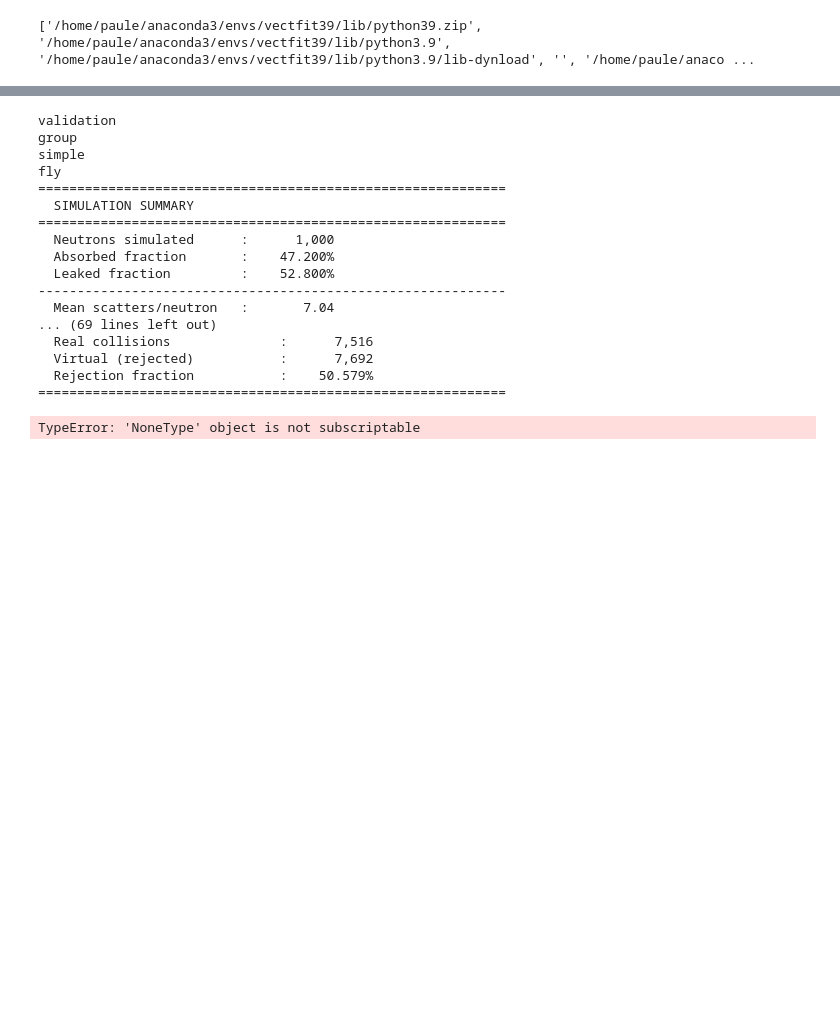
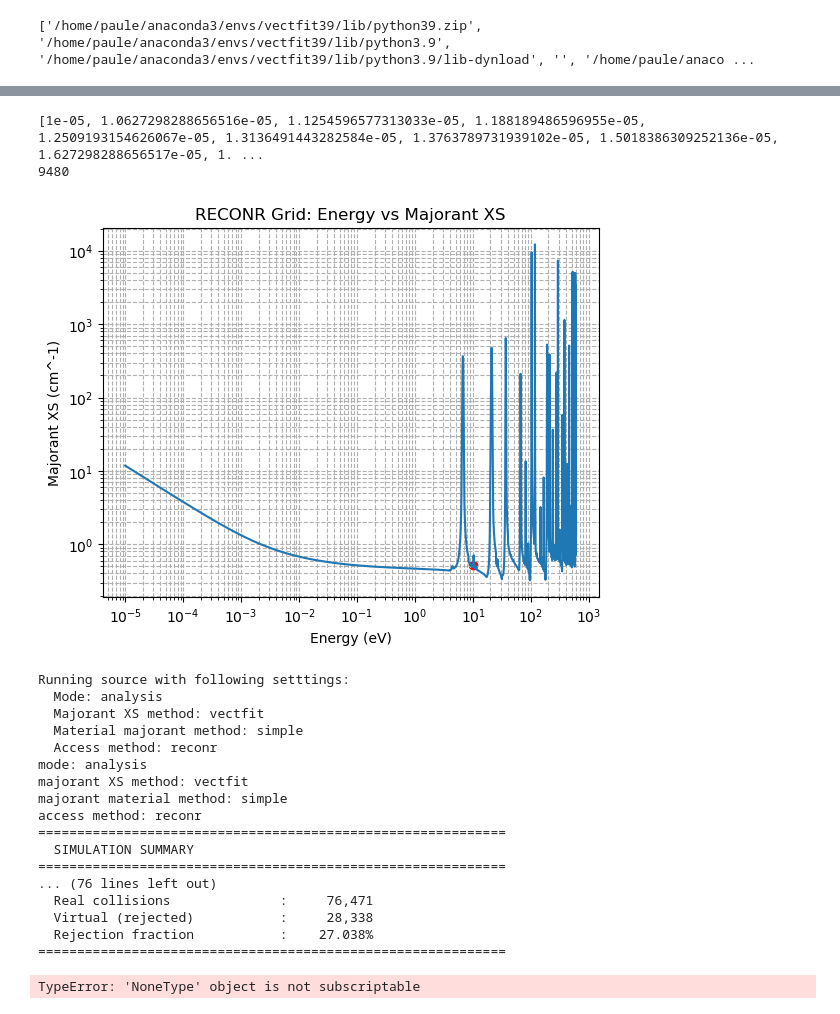
Before and after one commit to polo3217/MC-1D-DT, a Jupyter notebook: model_1.ipynb, the cells around one changed output, grey strips where cells are left out. Saved outputs shown, nothing was run; the diff lists cells and outputs as text; code cells hidden in the pictures; blank space fills up the shorter version.

Commit message:
Reconr Implemented

```diff
--- a/model_1.ipynb
+++ b/model_1.ipynb
@@ -63,15 +83,5 @@ N_U238 = 1.0 * N_total_U8   # 100%
 # %%
-slab1 = Material(
-    name     = "cell 1",
-    nuclides = [('U238', N_U238)],
-    T        = 293.6,    # K (~20 °C)
-)
 
-slab2 = Material(
-    name     = "cell 2",
-    nuclides = [('U238', N_U238)],
-    T        = 2000,     # K
-)
 
 
 # ============================================================================
@@ -98,14 +108,14 @@ geom.attach_verification_tally(
 # Majorant and XS method
 geom.maj_mat_method = "simple"  # majorant method: "maj_mat"
 geom.set_maj_xs_method(method="vectfit", xs_maj_file_dir='src/vectfit_data')  # majorant XS method: "vectfit"
-geom.access_method = "fly"
-geom.set_mode("validation", filename='validation/xs_generation/statepoint.200.h5')
+geom.set_access_method("reconr", last_energy= 600, err_lim=0.0001, err_max=0.001)  # access method: "reconr" or "simple"
+geom.set_mode("analysis", filename='validation/xs_generation/statepoint.200.h5')
 
 
 # ============================================================================
 # Source  (monoenergetic, at x=0, pointing right)
 # ============================================================================
-N_NEUTRONS  = 1000   # neutrons per batch
+N_NEUTRONS  = 10000   # neutrons per batch
 N_BATCHES   = 5    # number of independent batches (100 neutrons each)
 
 src = Source(
@@ -115,6 +125,4 @@ src = Source(
     position     = [0.0, 0.0, 0.0],
     direction    = [1.0, 0.0, 0.0],
 )
-
-batch_stats = geom.run_source(src)
 # %% [output]
@@ -126,26 +143,48 @@ U238
+# %%
+print(geom.reconr_e_grid)
+print(len(geom.reconr_e_grid))
+# plot reconr grid (first column is energy, second column is majorant xs)
+import matplotlib.pyplot as plt
+plt.plot(geom.reconr_e_grid, geom.reconr_maj_xs_grid)
+plt.scatter(10, geom.access_majorant_xs(10), color='red', label='Accessed Majorant XS at 10 eV')
+plt.xscale('log')
+plt.yscale('log')
+plt.xlabel('Energy (eV)')
+plt.ylabel('Majorant XS (cm^-1)')
+plt.title('RECONR Grid: Energy vs Majorant XS')
+plt.grid(True, which="both", ls="--")
+plt.show()
+# %% [output]
+[1e-05, 1.0627298288656516e-05, 1.1254596577313033e-05, 1.188189486596955e-05, 1.2509193154626067e-05, 1.3136491443282584e-05, 1.3763789731939102e-05, 1.5018386309252136e-05, 1.627298288656517e-05, 1. ...
+9480
+[figure, added]
 # %%
-print(geom.mode)
-print(geom.maj_xs_method)
-print(geom.maj_mat_method)
-print(geom.access_method)
+batch_stats = geom.run_source(src)
+print(f"mode: {geom.mode}")
+print(f"majorant XS method: {geom.maj_xs_method}")
+print(f"majorant material method: {geom.maj_mat_method}")
+print(f"access method: {geom.access_method}")
 print(geom.summary())
+
+##To do tmr :
+# check that all the methods are converging toward the same results --> present to Ben in possible
 # %% [output]
-validation
-group
-simple
-fly
+Running source with following setttings:
+  Mode: analysis
+  Majorant XS method: vectfit
+  Material majorant method: simple
+  Access method: reconr
+mode: analysis
+majorant XS method: vectfit
+majorant material method: simple
+access method: reconr
 ============================================================
   SIMULATION SUMMARY
 ============================================================
-  Neutrons simulated      :      1,000
-  Absorbed fraction       :    47.200%
-  Leaked fraction         :    52.800%
-------------------------------------------------------------
-  Mean scatters/neutron   :       7.04
-... (69 lines left out)
-  Real collisions              :      7,516
-  Virtual (rejected)           :      7,692
-  Rejection fraction           :    50.579%
+... (76 lines left out)
+  Real collisions              :     76,471
+  Virtual (rejected)           :     28,338
+  Rejection fraction           :    27.038%
 ============================================================
 # %%
 
```
Also changed, not shown: parts of 6 cells of this notebook, 2 other files.
